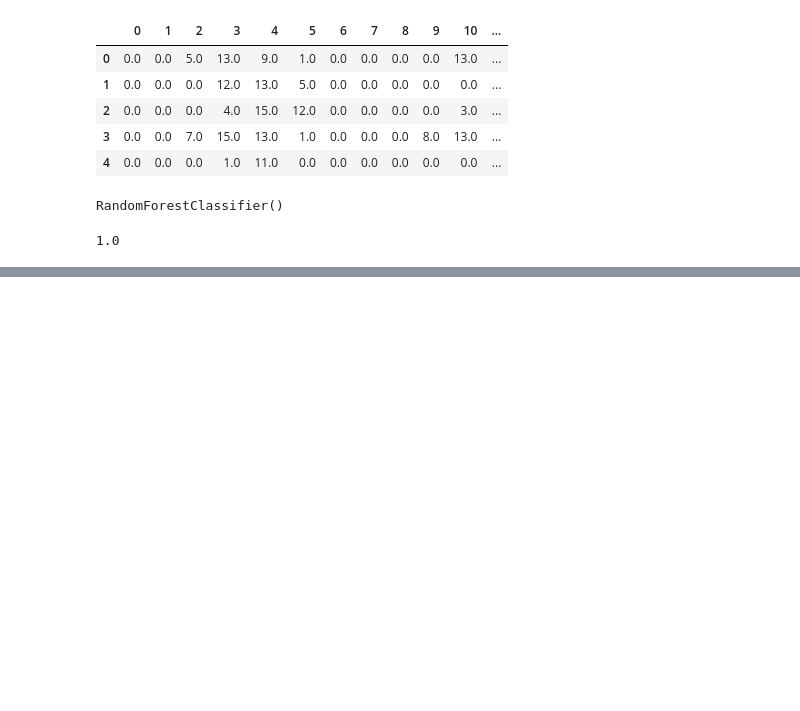
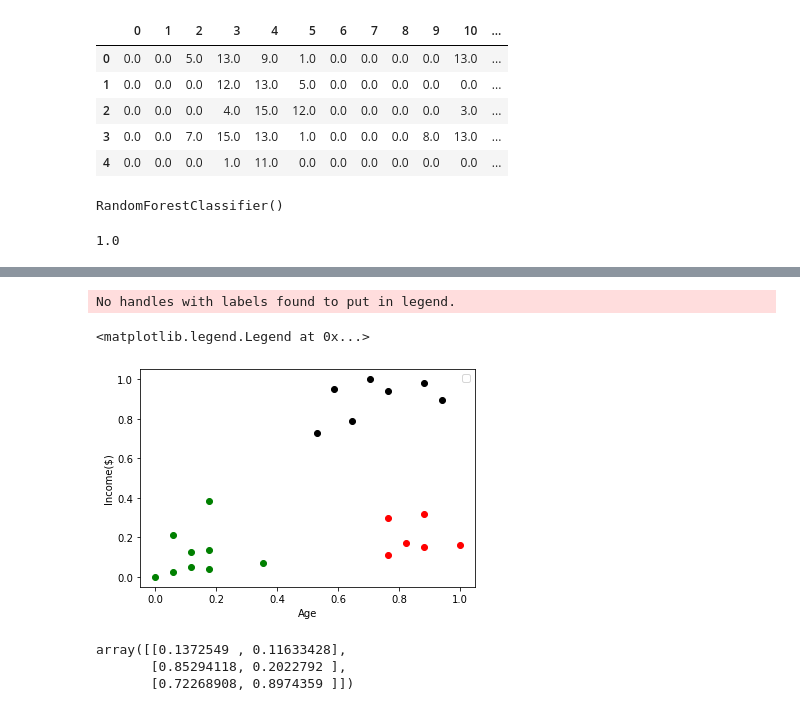
Before and after one commit to GKPSingh/ML-practice, a Jupyter notebook: ML.ipynb, the cells around one changed output, grey strips where cells are left out. Saved outputs shown, nothing was run; the diff lists cells and outputs as text; code cells hidden in the pictures; blank space fills up the shorter version.

```diff
--- a/ML.ipynb
+++ b/ML.ipynb
@@ -1403,0 +1566,5 @@ ax.set(xlabel='Predicted Value', ylabel = 'True value')
+# %%
+scaler = MinMaxScaler()
+scaler.fit(income[['Income($)']])
+income['Income($)']=scaler.transform(income[['Income($)']])
+income.head()
@@ -1403,0 +1578,4 @@ ax.set(xlabel='Predicted Value', ylabel = 'True value')
+# %%
+scaler.fit(income[['Age']])
+income['Age'] = scaler.transform(income[['Age']])
+income.head()
@@ -1403,0 +1589,4 @@ ax.set(xlabel='Predicted Value', ylabel = 'True value')
+# %%
+km = KMeans(n_clusters=3)
+y_preds = km.fit_predict(income[['Age', 'Income($)']])
+y_preds
@@ -1403,0 +1596,3 @@ ax.set(xlabel='Predicted Value', ylabel = 'True value')
+# %%
+income['cluster']=y_preds
+income
@@ -1403,0 +1617,22 @@ ax.set(xlabel='Predicted Value', ylabel = 'True value')
+# %%
+income1 =income[income.cluster==0]
+income2 =income[income.cluster==1]
+income3 =income[income.cluster==2]
+
+plt.scatter(income1.Age, income1['Income($)'], color='green')
+plt.scatter(income2.Age, income2['Income($)'], color='red')
+plt.scatter(income3.Age, income3['Income($)'], color='black')
+
+plt.xlabel('Age')
+plt.ylabel('Income($)')
+plt.legend()
+# %% [output]
+No handles with labels found to put in legend.
+<matplotlib.legend.Legend at 0x...>
+[figure, added]
+# %%
+km.cluster_centers_
+# %% [output]
+array([[0.1372549 , 0.11633428],
+       [0.85294118, 0.2022792 ],
+       [0.72268908, 0.8974359 ]])
```
Also changed, not shown: parts of 56 cells of this notebook, 1 other file.
